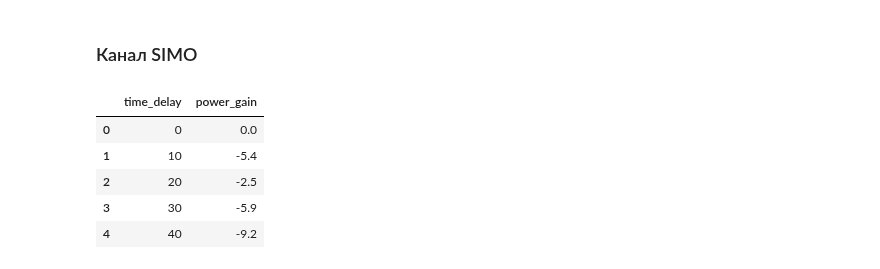
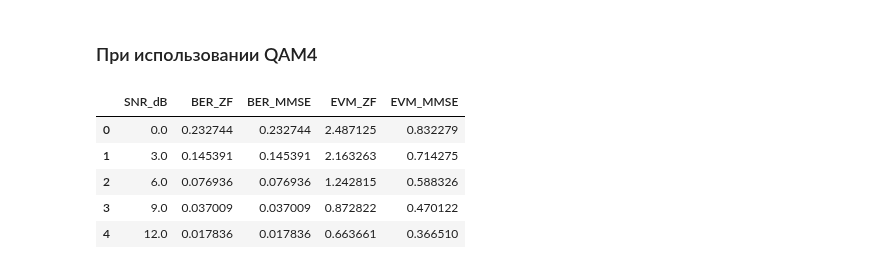
Before and after one commit to isvoropaev02/OFDM, a Jupyter notebook: model_version05/model_performance.ipynb, the cells around one changed output. Drawn from its saved outputs; the diff is of its cells as text; code cells hidden in the pictures.

```diff
--- a/model_version05/model_performance.ipynb
+++ b/model_version05/model_performance.ipynb
@@ -7,18 +7,20 @@ import numpy as np
 import matplotlib.pyplot as plt
 from scipy.fft import fft, ifft
 %matplotlib widget
-# %% [markdown]
-### Канал SIMO
+# %% [markdown]
+### При использовании QAM4
 # %%
-hD = pd.read_csv('..\\WLAN_std_channels\\WLAN_modelD.txt', sep=',', skiprows=[1],header=0, skipinitialspace=True)
-hE = pd.read_csv('..\\WLAN_std_channels\\WLAN_modelE.txt', sep=',', skiprows=[1],header=0, skipinitialspace=True)
-hB = pd.read_csv('..\\WLAN_std_channels\\WLAN_modelB.txt', sep=',', skiprows=[1],header=0, skipinitialspace=True)
+mimo11_4 = pd.read_csv('mimo_1x1_QAM4.txt', sep=',',header=0, skipinitialspace=True)
+mimo12_4 = pd.read_csv('mimo_1x2_QAM4.txt', sep=',',header=0, skipinitialspace=True)
+mimo22_4 = pd.read_csv('mimo_2x2_QAM4.txt', sep=',',header=0, skipinitialspace=True)
+mimo14_4 = pd.read_csv('mimo_1x4_QAM4.txt', sep=',',header=0, skipinitialspace=True)
+mimo22_64 = pd.read_csv('mimo_2x2_QAM64.txt', sep=',',header=0, skipinitialspace=True)
 # %%
-hB.head()
+mimo11_4.head()
 # %% [output]
-|  | time_delay | power_gain |
-| 0 | 0 | 0.0 |
-| 1 | 10 | -5.4 |
-| 2 | 20 | -2.5 |
-| 3 | 30 | -5.9 |
-| 4 | 40 | -9.2 |
+|  | SNR_dB | BER_ZF | BER_MMSE | EVM_ZF | EVM_MMSE |
+| 0 | 0.0 | 0.232744 | 0.232744 | 2.487125 | 0.832279 |
+| 1 | 3.0 | 0.145391 | 0.145391 | 2.163263 | 0.714275 |
+| 2 | 6.0 | 0.076936 | 0.076936 | 1.242815 | 0.588326 |
+| 3 | 9.0 | 0.037009 | 0.037009 | 0.872822 | 0.470122 |
+| 4 | 12.0 | 0.017836 | 0.017836 | 0.663661 | 0.366510 |
```
Also changed, not shown: parts of 10 cells of this notebook, 15 other files.
